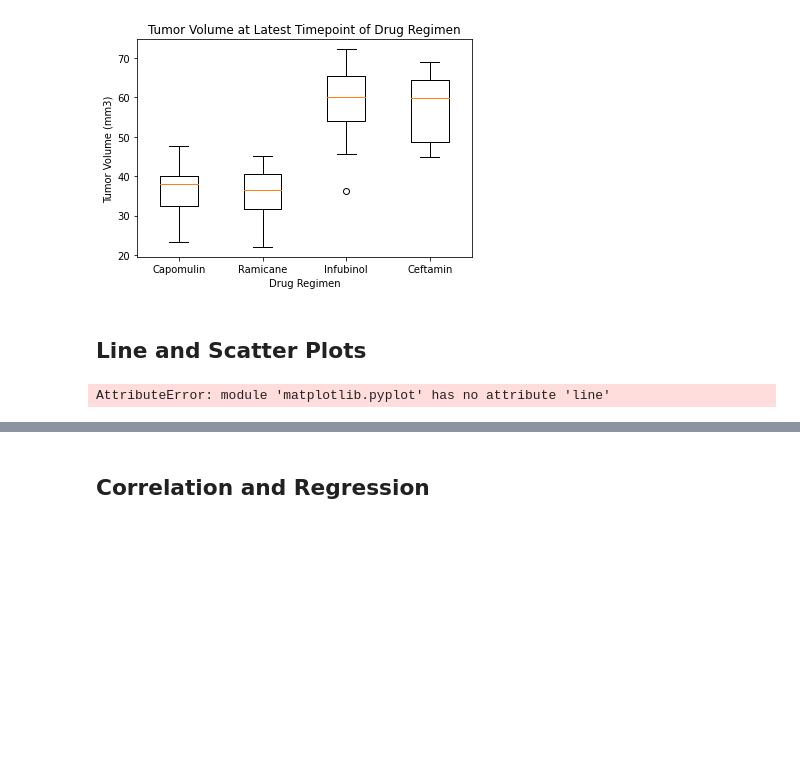
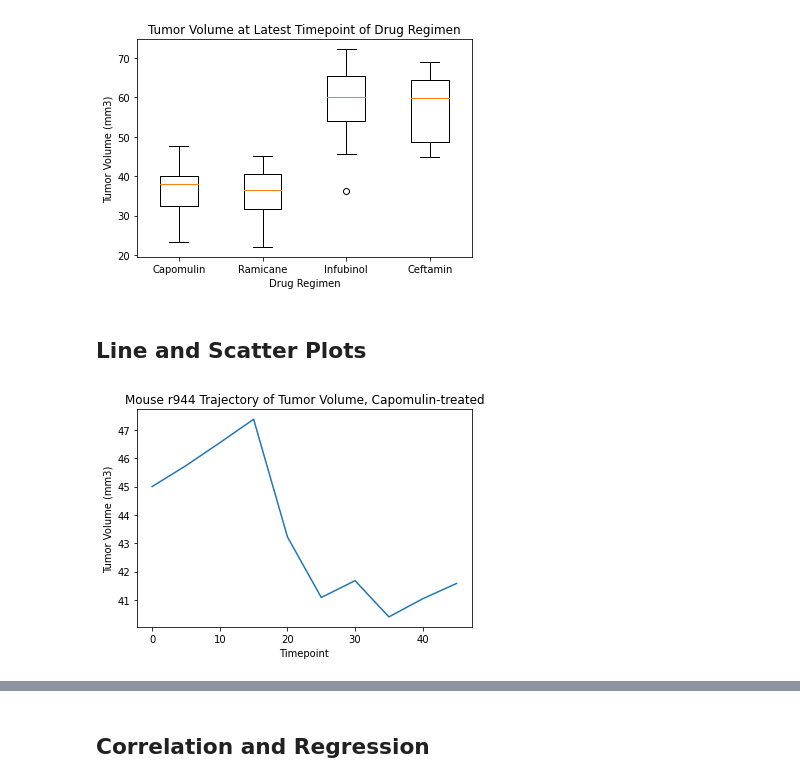
Before and after one commit to kaekacha/akadia_kacha-ochana_hw5, a Jupyter notebook: pymaceuticals.ipynb, the cells around one changed output, grey strips where cells are left out. Saved outputs shown, nothing was run; the diff lists cells and outputs as text; code cells hidden in the pictures; blank space fills up the shorter version.

```diff
--- a/pymaceuticals.ipynb
+++ b/pymaceuticals.ipynb
@@ -248,8 +266,3 @@ plt.show()
 [figure]
 # %% [markdown]
 ## Line and Scatter Plots
-# %%
-# Generate a line plot of tumor volume vs. time point for a mouse treated with Capomulin
-plt.line()
-# %% [output]
-AttributeError: module 'matplotlib.pyplot' has no attribute 'line'
@@ -257,0 +269,16 @@ AttributeError: module 'matplotlib.pyplot' has no attribute 'line'
+# %%
+#Generate a line plot of tumor volume vs. time point for a mouse treated with Capomulin
+df_capo=df.loc[df["Drug Regimen"]=="Capomulin"]
+    #filter the original datframe by the drug
+df_capo.head()
+df_capo.value_counts()
+    #run this to see which mice are in the dataframe filtered by the drug Capomulin
+df_capo_r944=df_capo.loc[df_capo["Mouse ID"]=="r944"]
+
+plt.plot(df_capo_r944["Timepoint"],df_capo_r944["Tumor Volume (mm3)"])
+plt.xlabel("Timepoint")
+plt.ylabel("Tumor Volume (mm3)")
+plt.title("Mouse r944 Trajectory of Tumor Volume, Capomulin-treated")
+plt.show()
+# %% [output]
+[figure, added]
```
Also changed, not shown: parts of 16 cells of this notebook.
